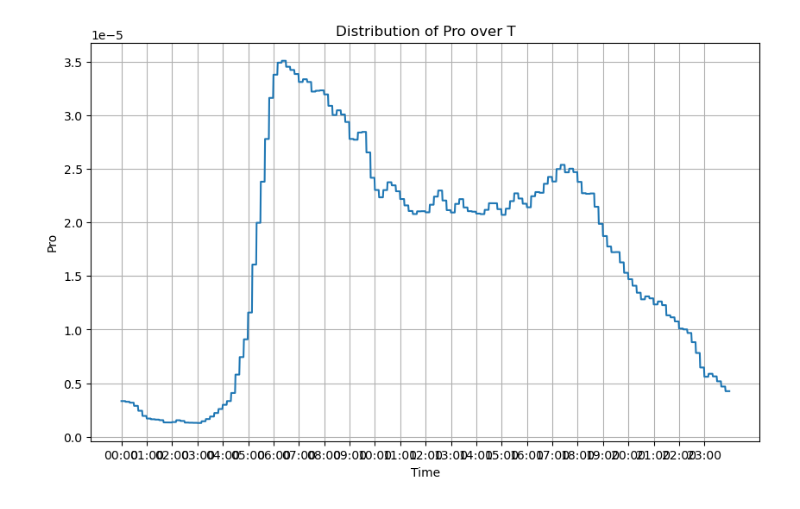
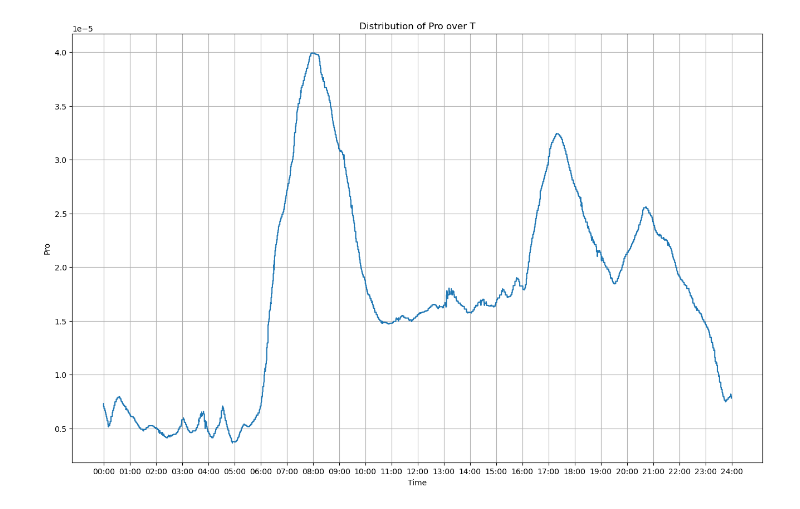
Before and after one commit to DoubleZhs/trafficCAlearning, a Jupyter notebook: resources/demandDis.ipynb, the cells around one changed output. Drawn from its saved outputs; the diff is of its cells as text; code cells hidden in the pictures.

```diff
--- a/resources/demandDis.ipynb
+++ b/resources/demandDis.ipynb
@@ -20,21 +20,21 @@ df.head()
 # %%
 def convert_seconds_to_time(seconds):
     hours = (seconds // 2400) % 24
     minutes = (seconds % 2400) // 40
     return f"{hours:02}:{minutes:02}"
 
 tranT = [convert_seconds_to_time(t) for t in df['T']]
 
-plt.figure(figsize=(10, 6))
-plt.plot(tranT, df['Pro'])
+plt.figure(figsize=(16, 10))
+plt.plot(tranT, df['TTI'])
 plt.title('Distribution of Pro over T')
 plt.xlabel('Time')
 plt.ylabel('Pro')
 plt.grid(True)
 
-hours = [f"{h:02}:00" for h in range(24)]
+hours = [f"{h:02}:00" for h in range(25)]
 plt.xticks(hours)
 
 plt.show()
 # %% [output]
-[figure, old version]
+[figure, new version]
```
Also changed, not shown: parts of 1 cell of this notebook, 28 other files.
